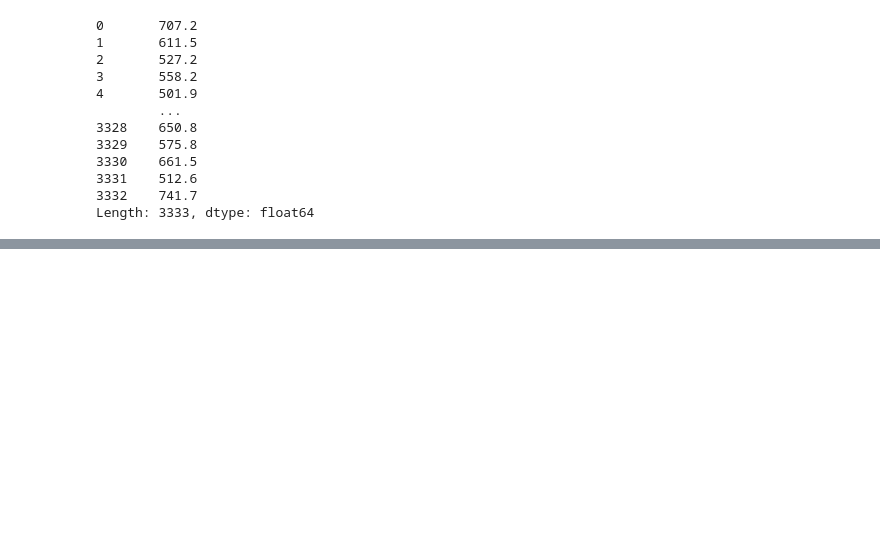
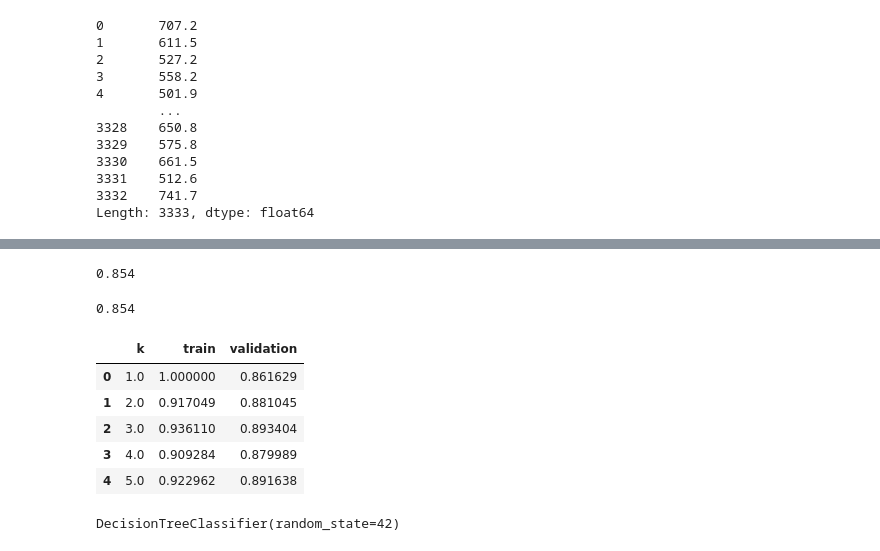
Before and after one commit to mattiedg/Phase-3-Project, a Jupyter notebook: student.ipynb, the cells around one changed output, grey strips where cells are left out. Saved outputs shown, nothing was run; the diff lists cells and outputs as text; code cells hidden in the pictures; blank space fills up the shorter version.

```diff
--- a/student.ipynb
+++ b/student.ipynb
@@ -324,0 +372,5 @@ df
+# %%
+X_train, X_test, y_train, y_test = train_test_split(X,y,stratify=y,test_size=0.15,random_state=42)
+# %%
+knn = KNeighborsClassifier(n_neighbors=3)
+knn.fit(X_train, y_train)
@@ -324,0 +400,53 @@ df
+# %%
+knn.score(X_test, y_test)
+# %% [output]
+0.854
+# %%
+accuracy_score(y_test, y_pred)
+# %% [output]
+0.854
+# %%
+def cross_validation(X_train, y_train, k, num_split = 10):
+
+    X_train = X_train.values
+    y_train = y_train.values
+
+    score_train_list = []
+    score_val_list = []
+
+    for train_index, valid_index in KFold(n_splits = num_split).split(X_train):
+
+
+
+        X_train_fold, X_val_fold = X_train[train_index], X_train[valid_index]
+        y_train_fold, y_val_fold = y_train[train_index], y_train[valid_index]
+
+
+        scaler = StandardScaler()
+        X_tf_sc = scaler.fit_transform(X_train_fold)
+
+        X_vld_sc = scaler.transform(X_val_fold)
+
+
+        knn = KNeighborsClassifier(n_neighbors = k)
+        knn.fit(X_tf_sc, y_train_fold)
+
+        accuracy_train = knn.score(X_tf_sc, y_train_fold)
+        accuracy_val = knn.score(X_vld_sc, y_val_fold)
+        score_val_list.append(accuracy_val)
+        score_train_list.append(accuracy_train)
+
+    return {'k': k, 'train': np.mean(score_train_list), 'validation': np.mean(score_val_list)}
+# %%
+crossval_df = pd.DataFrame(columns = ['k', 'train', 'validation'])
+for k in np.arange(1,100):
+    crossval_df = crossval_df.append(cross_validation(X_train, y_train, k, 5), ignore_index = True)
+# %%
+crossval_df.head()
+# %% [output]
+|  | k | train | validation |
+| 0 | 1.0 | 1.000000 | 0.861629 |
+| 1 | 2.0 | 0.917049 | 0.881045 |
+| 2 | 3.0 | 0.936110 | 0.893404 |
+| 3 | 4.0 | 0.909284 | 0.879989 |
+| 4 | 5.0 | 0.922962 | 0.891638 |
@@ -324,0 +457,6 @@ df
+# %%
+X_train_filled = imputer.fit_transform(X_train)
+X_train_scaled = std_scaler.fit_transform(X_train_filled)
+rf_clf.fit(X_train_scaled, y_train)
+# %% [output]
+DecisionTreeClassifier(random_state=42)
```
Also changed, not shown: parts of 35 cells of this notebook.
